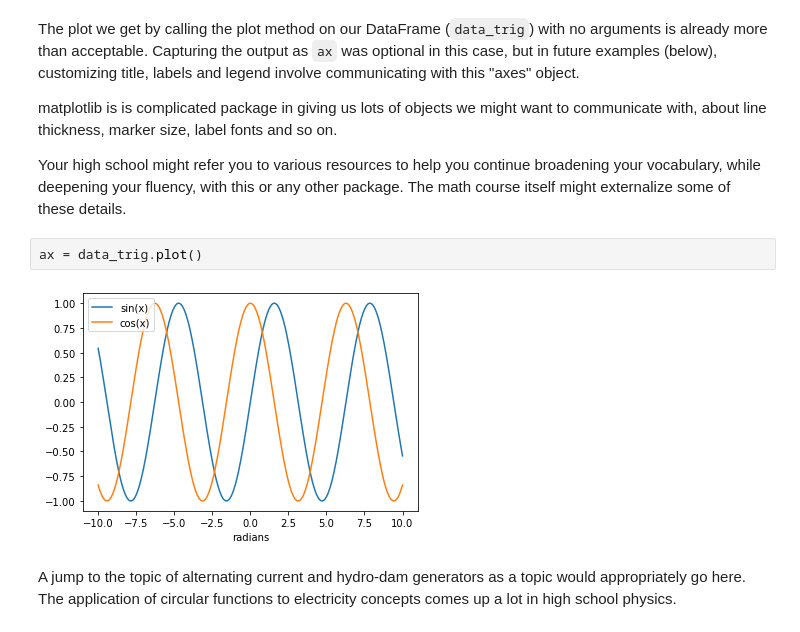
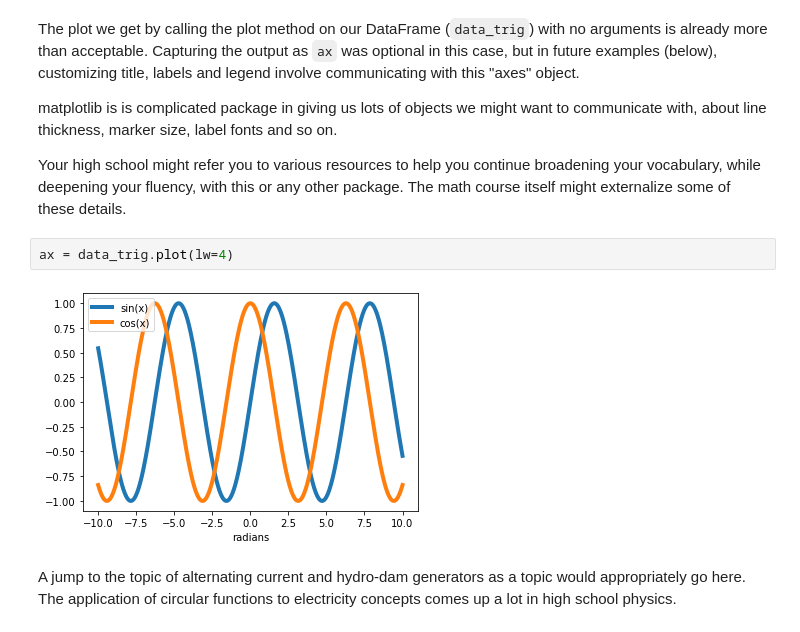
Before and after one commit to 4dsolutions/elite_school, a Jupyter notebook: ADS_highschool_math.ipynb, the cells around one changed output. Cells and saved outputs as stored; diff of their text form.

```diff
--- a/ADS_highschool_math.ipynb
+++ b/ADS_highschool_math.ipynb
@@ -764,9 +777,9 @@ matplotlib is is complicated package in giving us lots of objects we might want
 
 Your high school might refer you to various resources to help you continue broadening your vocabulary, while deepening your fluency, with this or any other package.  The math course itself might externalize some of these details.
 # %%
-ax = data_trig.plot()
+ax = data_trig.plot(lw=4)
 # %% [output]
-[figure, old version]
+[figure, new version]
 # %% [markdown]
 A jump to the topic of alternating current and hydro-dam generators as a topic would appropriately go here.  The application of circular functions to electricity concepts comes up a lot in high school physics.
 # %% [markdown]
```
Also changed, not shown: parts of 29 cells of this notebook.
